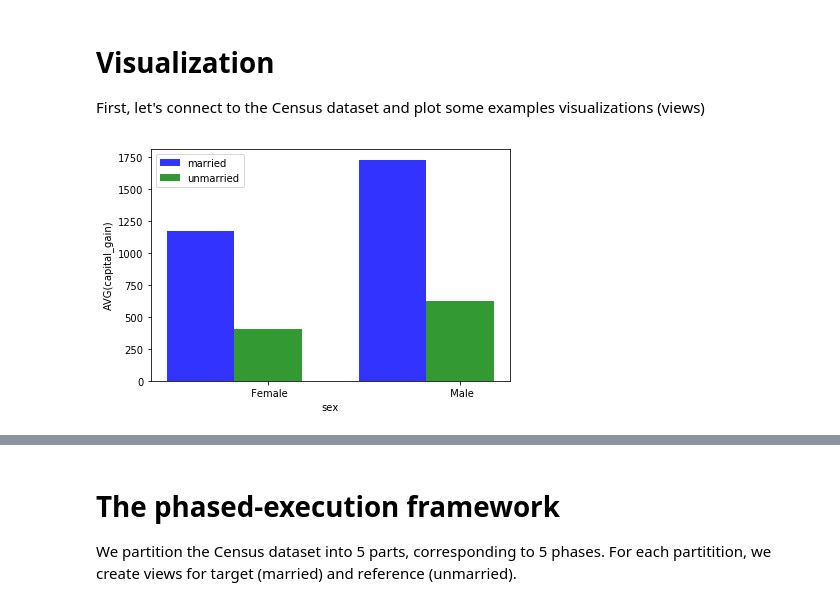
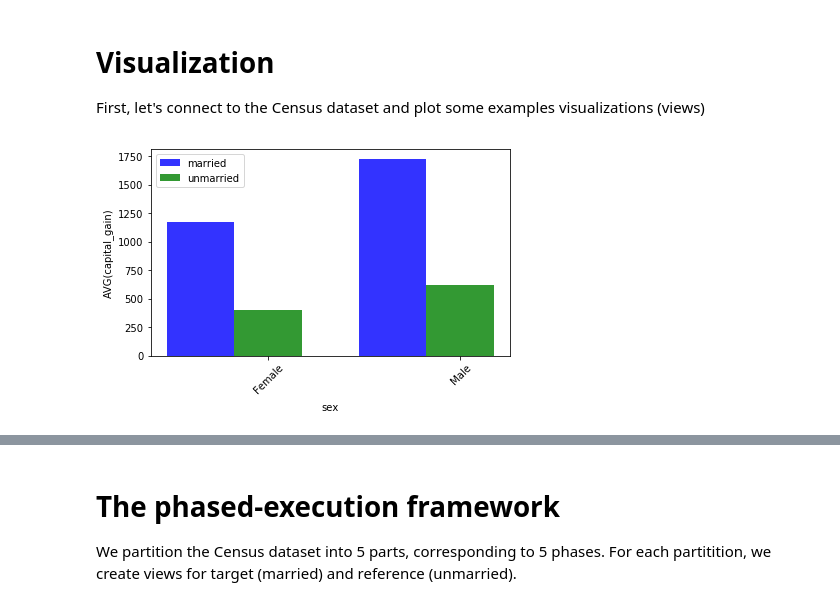
Before and after one commit to snknitin/-SeeDB, a Jupyter notebook: Code/SeeDB Experiments.ipynb, the cells around one changed output, grey strips where cells are left out. Drawn from its saved outputs; the diff is of its cells as text; code cells hidden in the pictures.

```diff
--- a/Code/SeeDB Experiments.ipynb
+++ b/Code/SeeDB Experiments.ipynb
@@ -45,32 +45,32 @@ def visualize(target_data, ref_data, view_tuple):
     means_target = target_data.values()
     means_ref = ref_data.values()
 
     # create plot
     fig, ax = plt.subplots()
     index = np.arange(n_groups)
     bar_width = 0.35
     opacity = 0.8
 
     rects1 = plt.bar(index, means_target, bar_width,
                      alpha=opacity,
                      color='b',
                      label='married')
 
     rects2 = plt.bar(index + bar_width, means_ref, bar_width,
                      alpha=opacity,
                      color='g',
                      label='unmarried')
 
     plt.xlabel('{}'.format(group_by))
     plt.ylabel('{}({})'.format(function, measure))
-    plt.xticks(index + bar_width, target_data.keys())
+    plt.xticks(index + bar_width, target_data.keys(), rotation=45)
     plt.legend()
 
     plt.tight_layout()
     plt.show()
 
 # visualize it!
 view_tuple = ('sex', 'capital_gain', 'AVG')
 visualize(dict(target_rows), dict(ref_rows), view_tuple)
 # %% [output]
-[figure, old version]
+[figure, new version]
```
Also changed, not shown: parts of 1 cell of this notebook.
